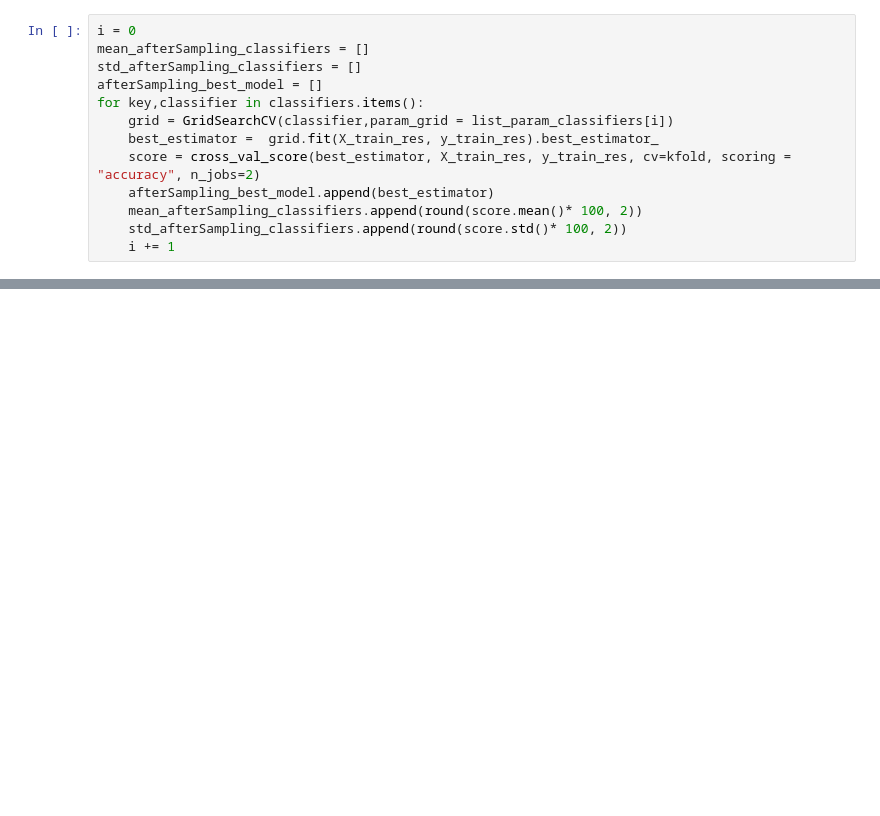
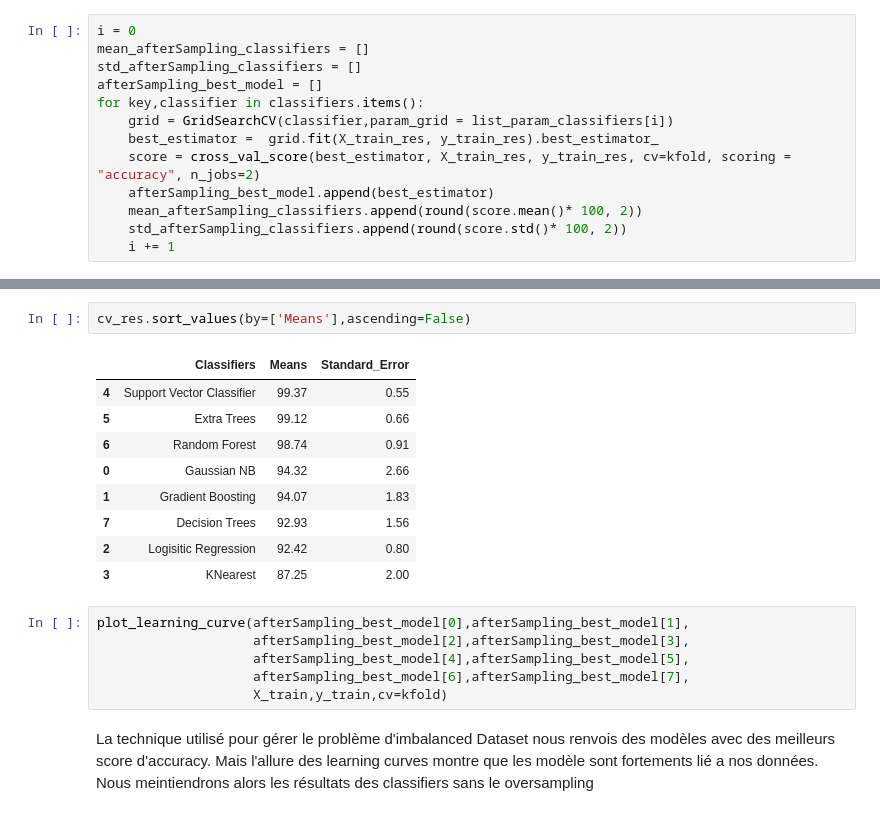
Before and after one commit to karidioulah/Climate-Model-Simulation-Crashes-Prediction, a Jupyter notebook: prediction_simulation_crashes.ipynb, the cells around one changed output, grey strips where cells are left out. Cells and saved outputs as stored; diff of their text form; blank space fills up the shorter version.

```diff
--- a/prediction_simulation_crashes.ipynb
+++ b/prediction_simulation_crashes.ipynb
@@ -869,0 +887,20 @@ for key,classifier in classifiers.items():
+# %%
+cv_res.sort_values(by=['Means'],ascending=False)
+# %% [output]
+|  | Classifiers | Means | Standard_Error |
+| 4 | Support Vector Classifier | 99.37 | 0.55 |
+| 5 | Extra Trees | 99.12 | 0.66 |
+| 6 | Random Forest | 98.74 | 0.91 |
+| 0 | Gaussian NB | 94.32 | 2.66 |
+| 1 | Gradient Boosting | 94.07 | 1.83 |
+| 7 | Decision Trees | 92.93 | 1.56 |
+| 2 | Logisitic Regression | 92.42 | 0.80 |
+| 3 | KNearest | 87.25 | 2.00 |
+# %%
+plot_learning_curve(afterSampling_best_model[0],afterSampling_best_model[1],
+                    afterSampling_best_model[2],afterSampling_best_model[3],
+                    afterSampling_best_model[4],afterSampling_best_model[5],
+                    afterSampling_best_model[6],afterSampling_best_model[7],
+                    X_train,y_train,cv=kfold)
+# %% [markdown]
+La technique utilisé pour gérer le problème d'imbalanced Dataset nous renvois des modèles avec des meilleurs score d'accuracy. Mais l'allure des learning curves montre que les modèle sont fortements lié a nos données. Nous meintiendrons alors les résultats des classifiers sans le oversampling
```
Also changed, not shown: parts of 1 cell of this notebook.
